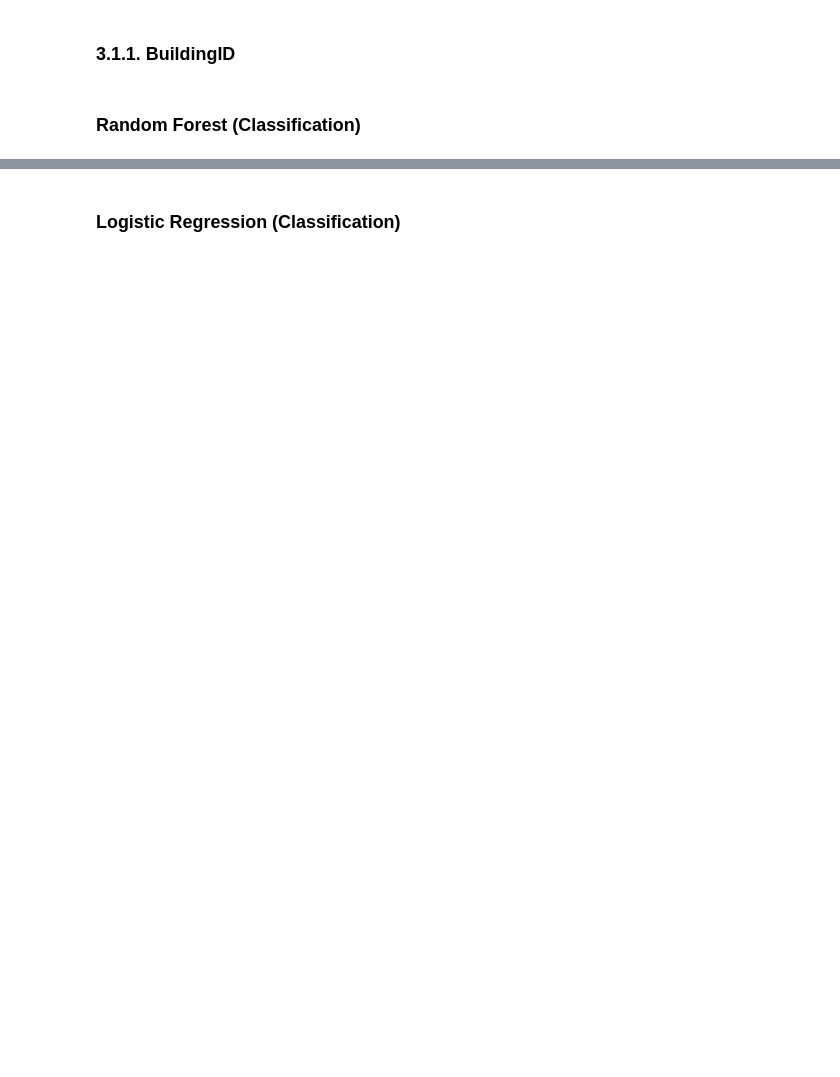
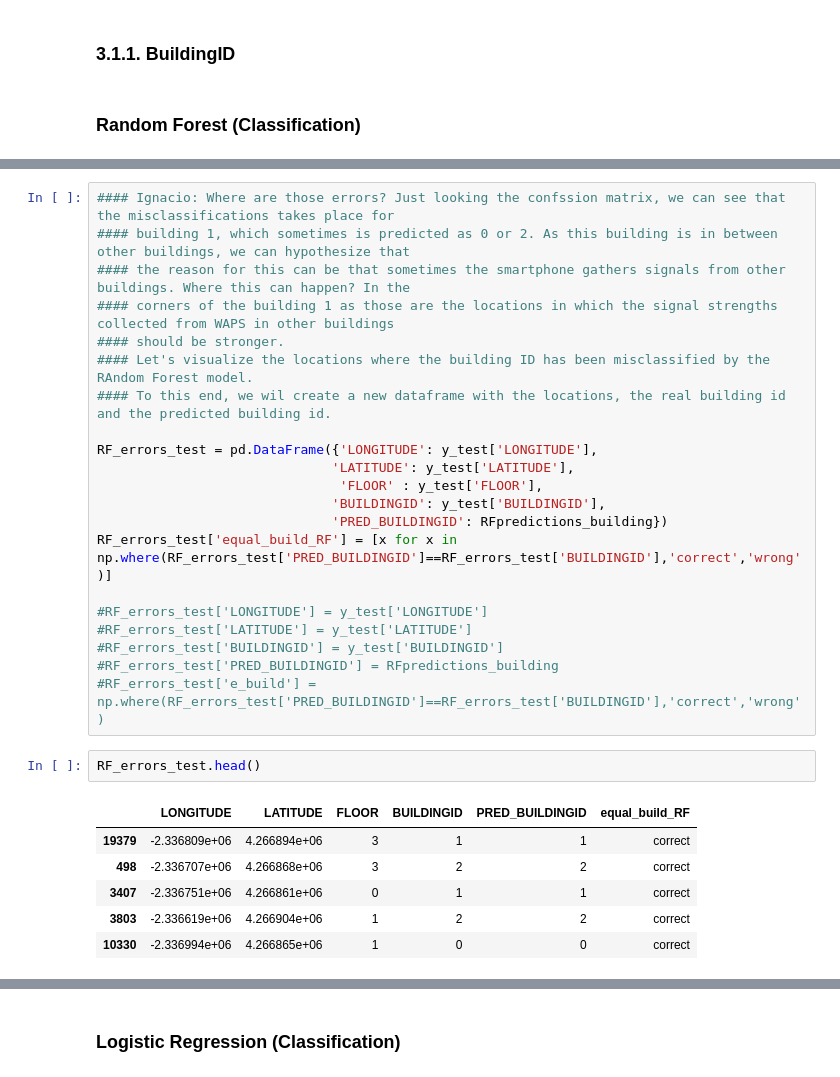
Before and after one commit to SGInim/Wifi-Positioning, a Jupyter notebook: Scripts/Wifi(merged)_Predictions.ipynb, the cells around one changed output, grey strips where cells are left out. Cells and saved outputs as stored; diff of their text form; blank space fills up the shorter version.

```diff
--- a/Scripts/Wifi(merged)_Predictions.ipynb
+++ b/Scripts/Wifi(merged)_Predictions.ipynb
@@ -186,0 +308,30 @@ array([[ 935,    0,    0],
+# %%
+#### Ignacio: Where are those errors? Just looking the confssion matrix, we can see that the misclassifications takes place for
+#### building 1, which sometimes is predicted as 0 or 2. As this building is in between other buildings, we can hypothesize that
+#### the reason for this can be that sometimes the smartphone gathers signals from other buildings. Where this can happen? In the
+#### corners of the building 1 as those are the locations in which the signal strengths collected from WAPS in other buildings
+#### should be stronger.
+#### Let's visualize the locations where the building ID has been misclassified by the RAndom Forest model.
+#### To this end, we wil create a new dataframe with the locations, the real building id and the predicted building id.
+
+RF_errors_test = pd.DataFrame({'LONGITUDE': y_test['LONGITUDE'],
+                              'LATITUDE': y_test['LATITUDE'],
+                               'FLOOR' : y_test['FLOOR'],
+                              'BUILDINGID': y_test['BUILDINGID'],
+                              'PRED_BUILDINGID': RFpredictions_building})
+RF_errors_test['equal_build_RF'] = [x for x in np.where(RF_errors_test['PRED_BUILDINGID']==RF_errors_test['BUILDINGID'],'correct','wrong')]
+
+#RF_errors_test['LONGITUDE'] = y_test['LONGITUDE']
+#RF_errors_test['LATITUDE'] = y_test['LATITUDE']
+#RF_errors_test['BUILDINGID'] = y_test['BUILDINGID']
+#RF_errors_test['PRED_BUILDINGID'] = RFpredictions_building
+#RF_errors_test['e_build'] = np.where(RF_errors_test['PRED_BUILDINGID']==RF_errors_test['BUILDINGID'],'correct','wrong')
+# %%
+RF_errors_test.head()
+# %% [output]
+|  | LONGITUDE | LATITUDE | FLOOR | BUILDINGID | PRED_BUILDINGID | equal_build_RF |
+| 19379 | -2.336809e+06 | 4.266894e+06 | 3 | 1 | 1 | correct |
+| 498 | -2.336707e+06 | 4.266868e+06 | 3 | 2 | 2 | correct |
+| 3407 | -2.336751e+06 | 4.266861e+06 | 0 | 1 | 1 | correct |
+| 3803 | -2.336619e+06 | 4.266904e+06 | 1 | 2 | 2 | correct |
+| 10330 | -2.336994e+06 | 4.266865e+06 | 1 | 0 | 0 | correct |
```
Also changed, not shown: parts of 38 cells of this notebook, 1 other file.
